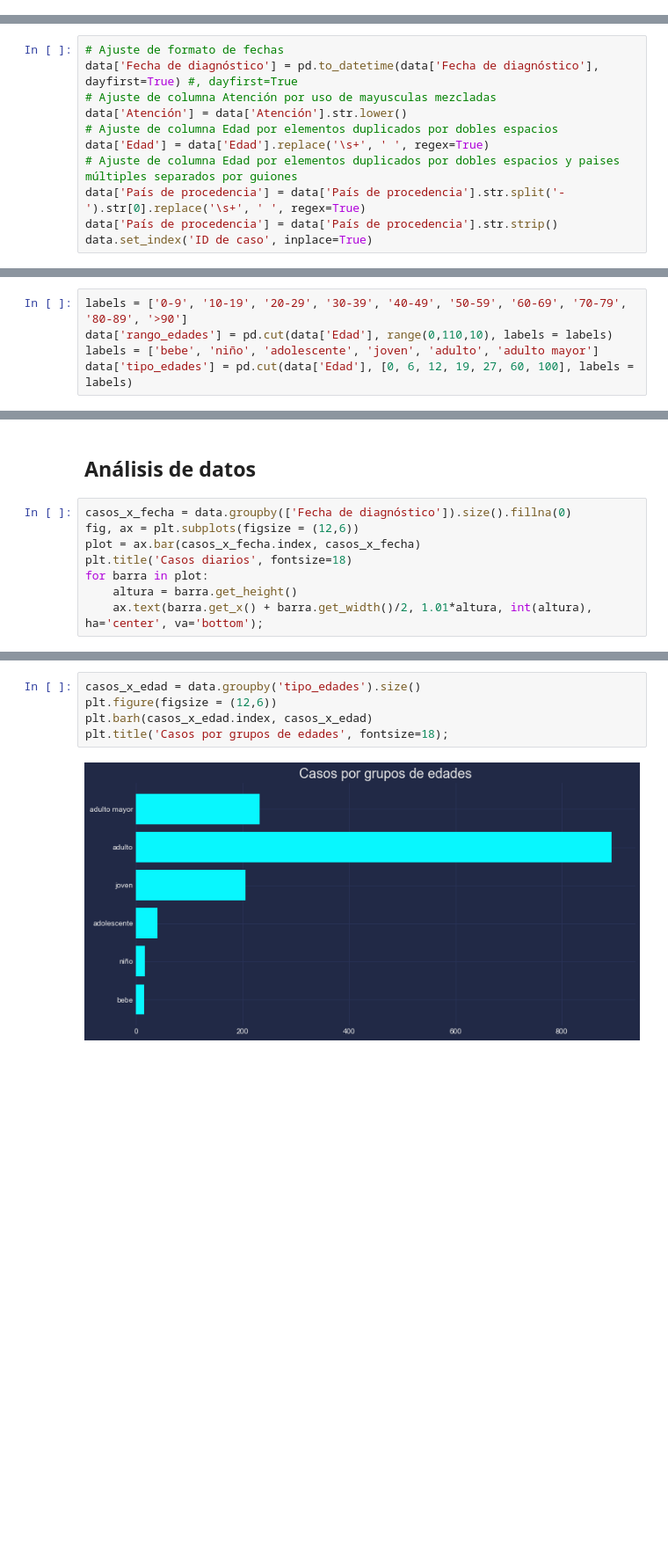
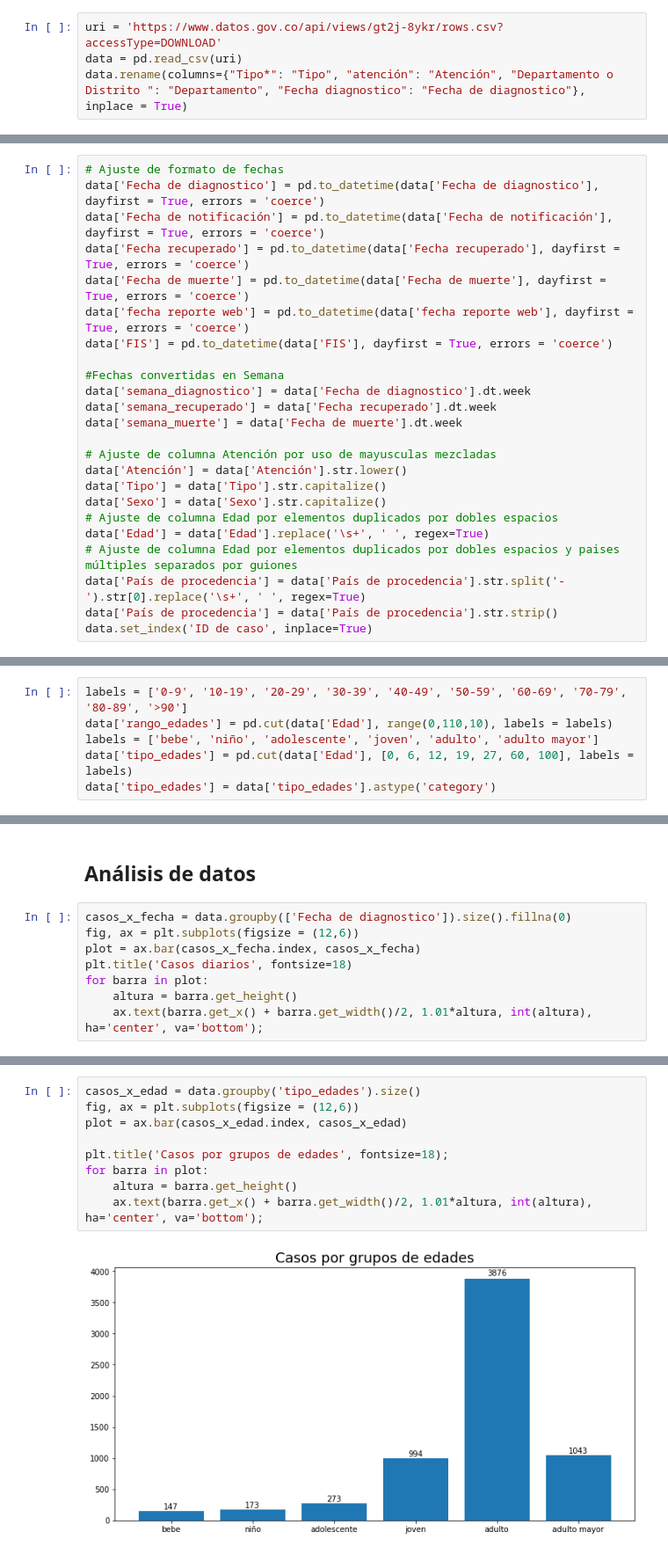
Before and after one commit to luisvilla1000/covid19-col, a Jupyter notebook: covid19-colombia.ipynb, the cells around one changed output, grey strips where cells are left out. Shown at 88% size. Saved outputs shown, nothing was run; the diff lists cells and outputs as text; blank space fills up the shorter version.

Commit message:
Actualización de fuente de datos
- Exploracion de nuevas columnas
- Graficas por semanas
- Arrreglo de errores

```diff
--- a/covid19-colombia.ipynb
+++ b/covid19-colombia.ipynb
@@ -37,12 +30,29 @@ data.rename(columns={"Tipo*": "Tipo", "Atención**": "Atención", "Departamento
+# %%
+uri = 'https://www.datos.gov.co/api/views/gt2j-8ykr/rows.csv?accessType=DOWNLOAD'
+data = pd.read_csv(uri)
+data.rename(columns={"Tipo*": "Tipo", "atención": "Atención", "Departamento o Distrito ": "Departamento", "Fecha diagnostico": "Fecha de diagnostico"}, inplace = True)
 # %% [markdown]
 ## Preparación de datos
 
 Como lo mencionaba anteriormente, los datos llegan con problemas de formato y se debe arreglar para el correcto análisis
 # %%
 # Ajuste de formato de fechas
-data['Fecha de diagnóstico'] = pd.to_datetime(data['Fecha de diagnóstico'], dayfirst=True) #, dayfirst=True
+data['Fecha de diagnostico'] = pd.to_datetime(data['Fecha de diagnostico'], dayfirst = True, errors = 'coerce')
+data['Fecha de notificación'] = pd.to_datetime(data['Fecha de notificación'], dayfirst = True, errors = 'coerce')
+data['Fecha recuperado'] = pd.to_datetime(data['Fecha recuperado'], dayfirst = True, errors = 'coerce')
+data['Fecha de muerte'] = pd.to_datetime(data['Fecha de muerte'], dayfirst = True, errors = 'coerce')
+data['fecha reporte web'] = pd.to_datetime(data['fecha reporte web'], dayfirst = True, errors = 'coerce')
+data['FIS'] = pd.to_datetime(data['FIS'], dayfirst = True, errors = 'coerce')
+
+#Fechas convertidas en Semana
+data['semana_diagnostico'] = data['Fecha de diagnostico'].dt.week
+data['semana_recuperado'] = data['Fecha recuperado'].dt.week
+data['semana_muerte'] = data['Fecha de muerte'].dt.week
+
 # Ajuste de columna Atención por uso de mayusculas mezcladas
 data['Atención'] = data['Atención'].str.lower()
+data['Tipo'] = data['Tipo'].str.capitalize()
+data['Sexo'] = data['Sexo'].str.capitalize()
 # Ajuste de columna Edad por elementos duplicados por dobles espacios
 data['Edad'] = data['Edad'].replace('\s+', ' ', regex=True)
 # Ajuste de columna Edad por elementos duplicados por dobles espacios y paises múltiples separados por guiones
@@ -63,6 +73,7 @@ labels = ['0-9', '10-19', '20-29', '30-39', '40-49', '50-59', '60-69', '70-79',
 data['rango_edades'] = pd.cut(data['Edad'], range(0,110,10), labels = labels)
 labels = ['bebe', 'niño', 'adolescente', 'joven', 'adulto', 'adulto mayor']
 data['tipo_edades'] = pd.cut(data['Edad'], [0, 6, 12, 19, 27, 60, 100], labels = labels)
+data['tipo_edades'] = data['tipo_edades'].astype('category')
 # %% [markdown]
 Revisamos que la tabla ya este correctamente formada:
 # %%
@@ -94,7 +105,7 @@ Ciudades afectadas: 100
 # %% [markdown]
 ## Análisis de datos
 # %%
-casos_x_fecha = data.groupby(['Fecha de diagnóstico']).size().fillna(0)
+casos_x_fecha = data.groupby(['Fecha de diagnostico']).size().fillna(0)
 fig, ax = plt.subplots(figsize = (12,6))
 plot = ax.bar(casos_x_fecha.index, casos_x_fecha)
 plt.title('Casos diarios', fontsize=18)
@@ -132,10 +143,14 @@ plt.title('Casos diarios acumulados por origen', fontsize=18);
 # %%
 casos_x_edad = data.groupby('tipo_edades').size()
-plt.figure(figsize = (12,6))
-plt.barh(casos_x_edad.index, casos_x_edad)
+fig, ax = plt.subplots(figsize = (12,6))
+plot = ax.bar(casos_x_edad.index, casos_x_edad)
+
 plt.title('Casos por grupos de edades', fontsize=18);
+for barra in plot:
+    altura = barra.get_height()
+    ax.text(barra.get_x() + barra.get_width()/2, 1.01*altura, int(altura), ha='center', va='bottom');
 # %% [output]
-[figure, old version]
+[figure, new version]
 # %%
 casos_x_atencion = data.groupby('Atención').size()
 plt.figure(figsize = (12,6))
```
Also changed, not shown: parts of 27 cells of this notebook.
